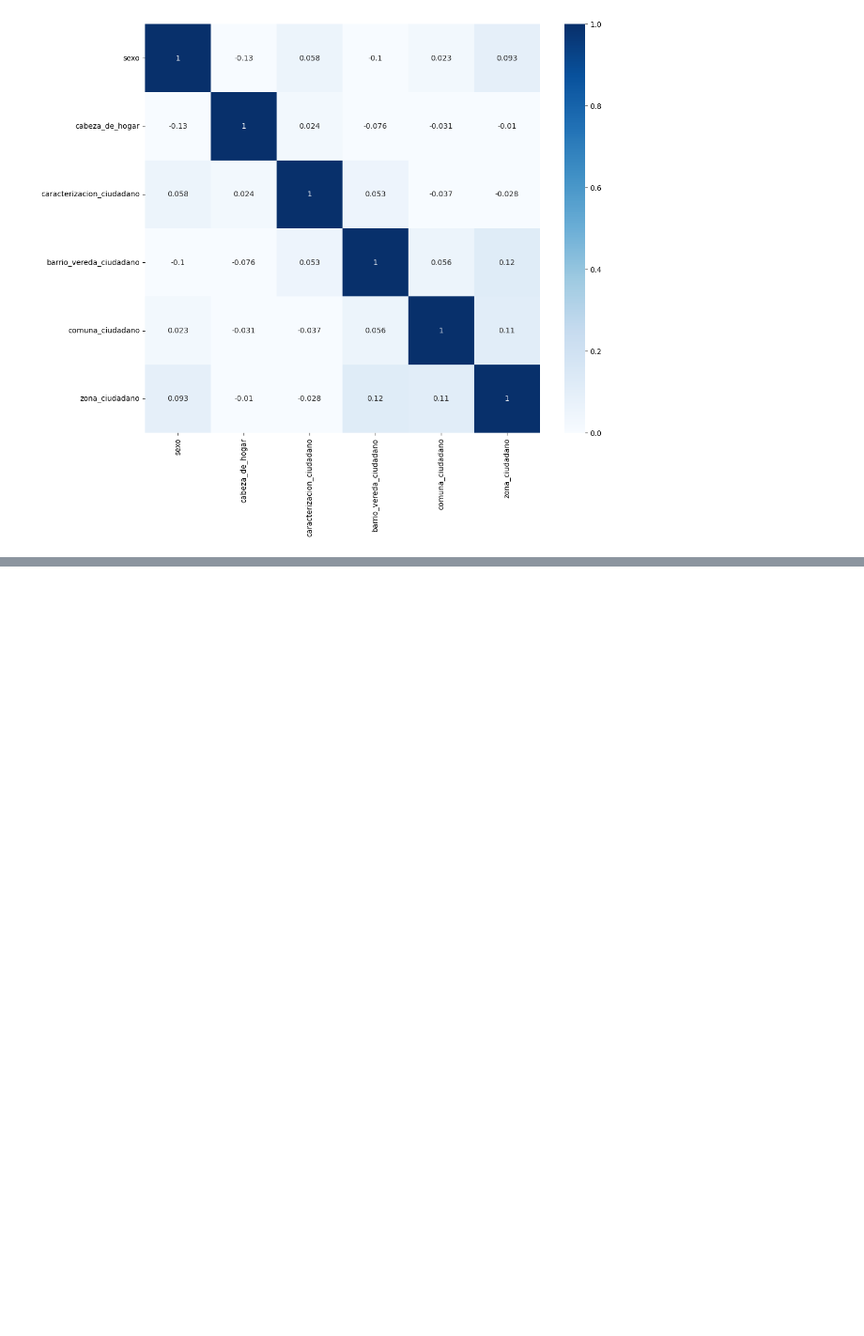
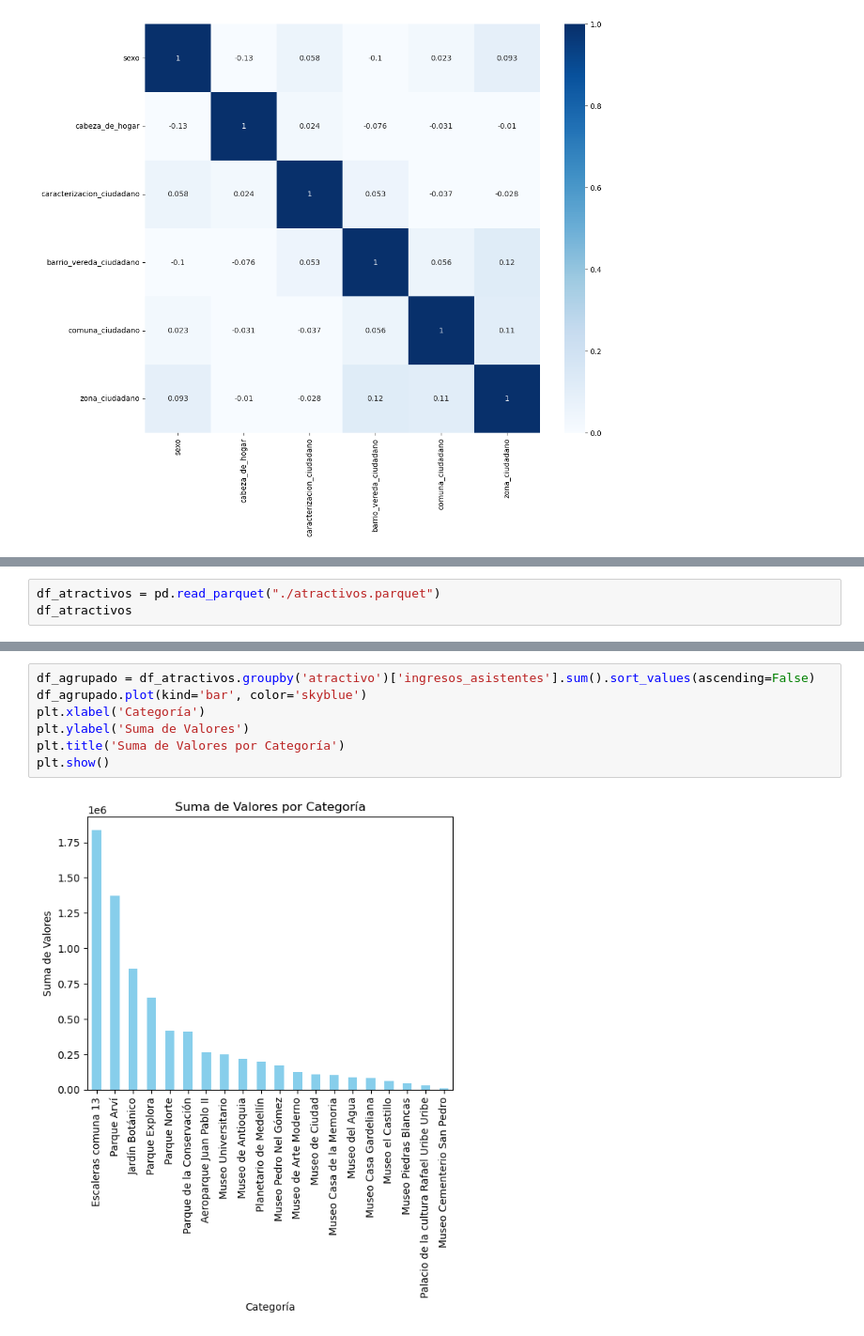
Before and after one commit to STinjaca/paisajito-ONU, a Jupyter notebook: mapitas_calor.ipynb, the cells around one changed output, grey strips where cells are left out. Shown at 94% size. Saved outputs shown, nothing was run; the diff lists cells and outputs as text; blank space fills up the shorter version.

```diff
--- a/mapitas_calor.ipynb
+++ b/mapitas_calor.ipynb
@@ -191,0 +194,3 @@ sns.heatmap(df_comerciantes[columnas_comerciantes].corr(), cmap="Blues", vmin=0,
+# %%
+df_atractivos = pd.read_parquet("./atractivos.parquet")
+df_atractivos
@@ -191,0 +211,9 @@ sns.heatmap(df_comerciantes[columnas_comerciantes].corr(), cmap="Blues", vmin=0,
+# %%
+df_agrupado = df_atractivos.groupby('atractivo')['ingresos_asistentes'].sum().sort_values(ascending=False)
+df_agrupado.plot(kind='bar', color='skyblue')
+plt.xlabel('Categoría')
+plt.ylabel('Suma de Valores')
+plt.title('Suma de Valores por Categoría')
+plt.show()
+# %% [output]
+[figure, added]
```
Also changed, not shown: parts of 5 cells of this notebook, 7 other files.
